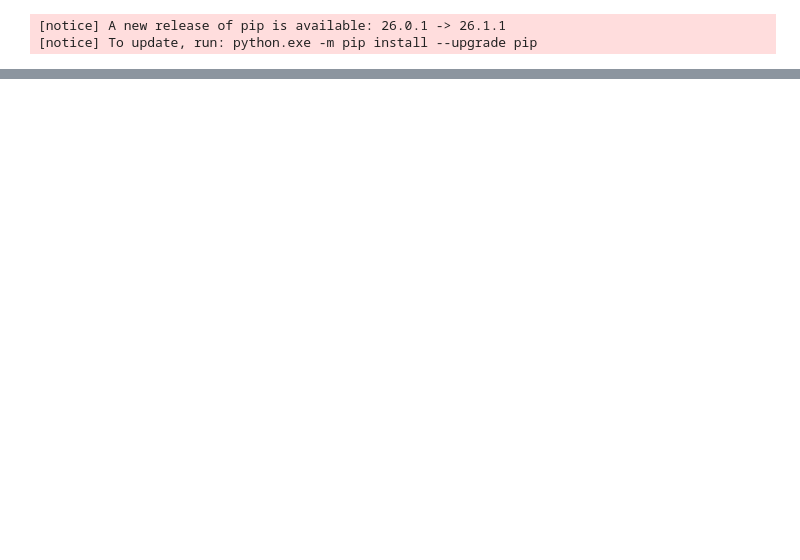
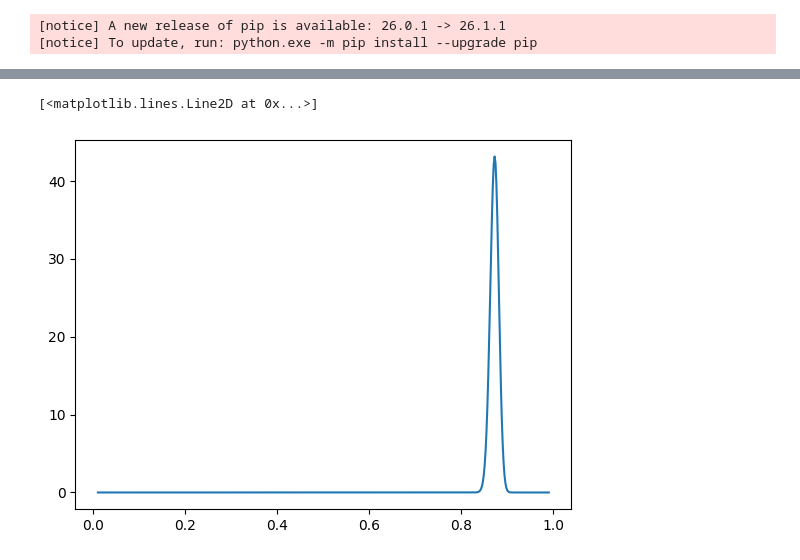
Before and after one commit to Mulngealntur/stat-audit-Kelompok_3-sti-2026, a Jupyter notebook: notebooks/02_estimation.ipynb, the cells around one changed output, grey strips where cells are left out. Saved outputs shown, nothing was run; the diff lists cells and outputs as text; code cells hidden in the pictures; blank space fills up the shorter version.

Commit message:
Analisis MLE Bernoulli dan Beta posterior untuk peluang PR ter-merge

```diff
--- a/notebooks/02_estimation.ipynb
+++ b/notebooks/02_estimation.ipynb
@@ -77,0 +49,6 @@ NameError: name 'hasil_mle' is not defined
+# %%
+# --- Plot kurva log-likelihood ---
+grid = np.linspace(0.01, 0.99, 500)
+plt.plot(grid, log_likelihood_bernoulli(grid, k, k + m))
+plt.axvline(theta_hat, ls='--')
+plt.xlabel("θ"); plt.ylabel("log-likelihood")
@@ -77,0 +58,6 @@ NameError: name 'hasil_mle' is not defined
+# %%
+# --- Plot Beta posterior ---
+plt.plot(grid, beta_dist.pdf(grid, post['alpha'], post['beta']))
+# %% [output]
+[<matplotlib.lines.Line2D at 0x...>]
+[figure, added]
```
Also changed, not shown: parts of 6 cells of this notebook.
